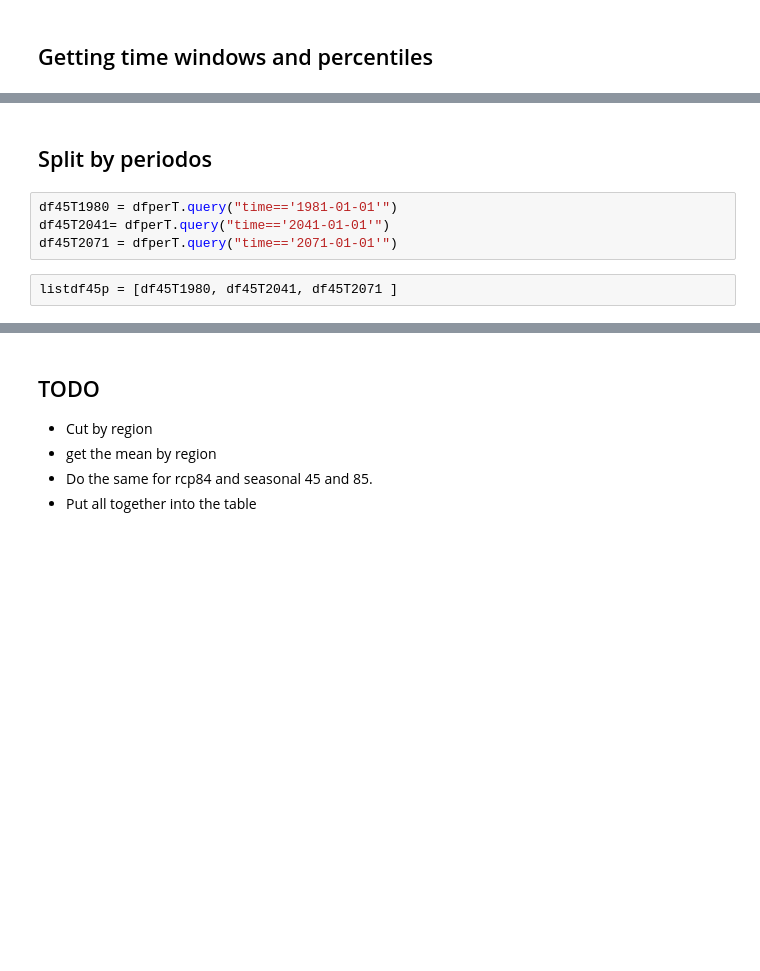
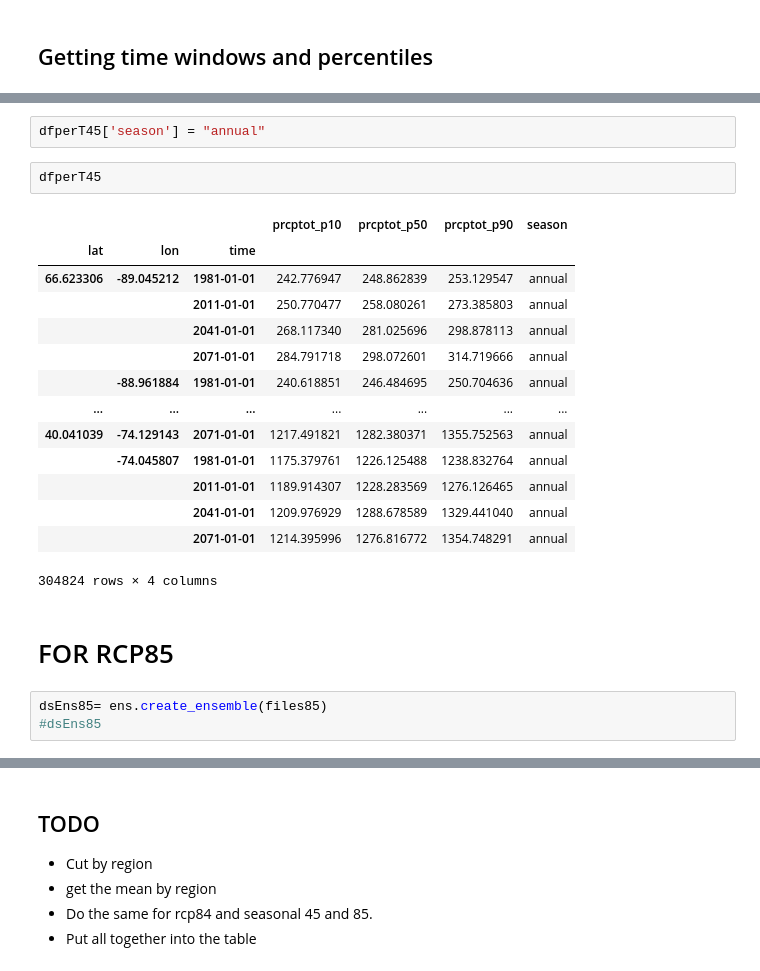
Before and after one commit to Ouranosinc/PortraitsClimMFFP, a Jupyter notebook: Data Processing Jupyter Notebooks/Tables CSV 8 variables all regions.ipynb, the cells around one changed output, grey strips where cells are left out. Cells and saved outputs as stored; diff of their text form; blank space fills up the shorter version.

```diff
--- a/Data Processing Jupyter Notebooks/Tables CSV 8 variables all regions.ipynb
+++ b/Data Processing Jupyter Notebooks/Tables CSV 8 variables all regions.ipynb
@@ -80,8 +68,24 @@ Wall time: 4.99 s
-# %% [markdown]
-## Split by periodos
-# %%
-df45T1980 = dfperT.query("time=='1981-01-01'")
-df45T2041= dfperT.query("time=='2041-01-01'")
-df45T2071 = dfperT.query("time=='2071-01-01'")
-# %%
-listdf45p = [df45T1980, df45T2041, df45T2071 ]
+# %%
+dfperT45['season'] = "annual"
+# %%
+dfperT45
+# %% [output]
+|  |  |  | prcptot_p10 | prcptot_p50 | prcptot_p90 | season |
+| lat | lon | time |  |  |  |  |
+| 66.623306 | -89.045212 | 1981-01-01 | 242.776947 | 248.862839 | 253.129547 | annual |
+|  |  | 2011-01-01 | 250.770477 | 258.080261 | 273.385803 | annual |
+|  |  | 2041-01-01 | 268.117340 | 281.025696 | 298.878113 | annual |
+|  |  | 2071-01-01 | 284.791718 | 298.072601 | 314.719666 | annual |
+|  | -88.961884 | 1981-01-01 | 240.618851 | 246.484695 | 250.704636 | annual |
+| ... | ... | ... | ... | ... | ... | ... |
+| 40.041039 | -74.129143 | 2071-01-01 | 1217.491821 | 1282.380371 | 1355.752563 | annual |
+|  | -74.045807 | 1981-01-01 | 1175.379761 | 1226.125488 | 1238.832764 | annual |
+|  |  | 2011-01-01 | 1189.914307 | 1228.283569 | 1276.126465 | annual |
+|  |  | 2041-01-01 | 1209.976929 | 1288.678589 | 1329.441040 | annual |
+|  |  | 2071-01-01 | 1214.395996 | 1276.816772 | 1354.748291 | annual |
+304824 rows × 4 columns
+# %% [markdown]
+# FOR RCP85
+# %%
+dsEns85= ens.create_ensemble(files85)
+#dsEns85
```
Also changed, not shown: parts of 46 cells of this notebook.
